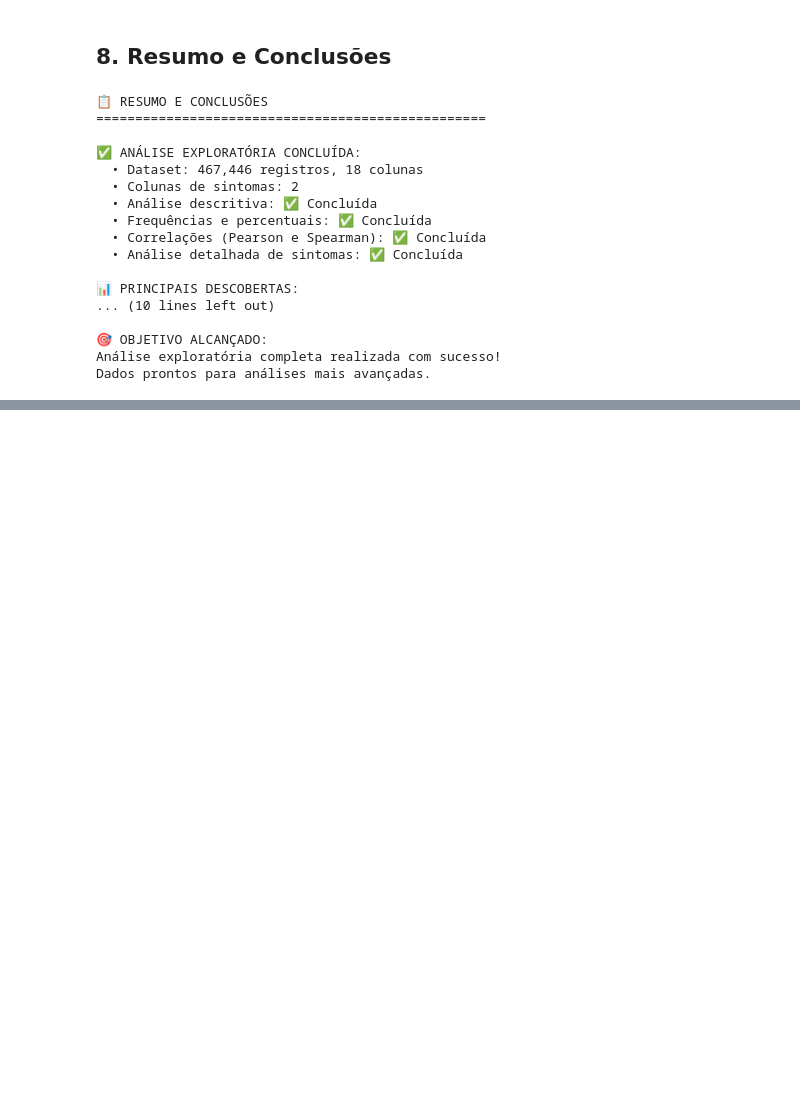
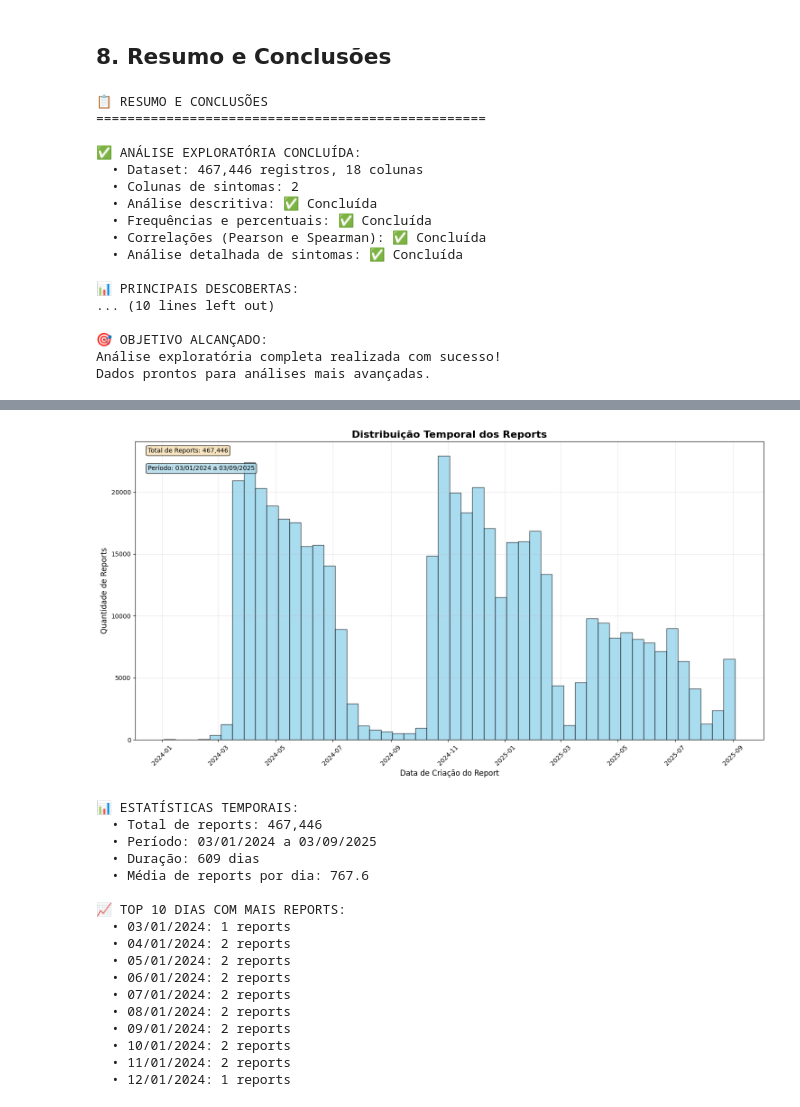
Before and after one commit to daniellybx/projeto_proepi_gds_datascience, a Jupyter notebook: notebooks/01_exploratory_data_analysis.ipynb, the cells around one changed output, grey strips where cells are left out. Saved outputs shown, nothing was run; the diff lists cells and outputs as text; code cells hidden in the pictures; blank space fills up the shorter version.

Commit message:
Update exploratory data analysis notebook

```diff
--- a/notebooks/01_exploratory_data_analysis.ipynb
+++ b/notebooks/01_exploratory_data_analysis.ipynb
@@ -570,0 +575,75 @@ Dados prontos para análises mais avançadas.
+# %%
+# Análise temporal dos reports
+if not df_symptoms.empty and 'report_created_at' in df_symptoms.columns:
+    # Converter para datetime
+    df_symptoms['report_created_at'] = pd.to_datetime(df_symptoms['report_created_at'], errors='coerce')
+
+    # Remover valores nulos
+    df_temporal = df_symptoms.dropna(subset=['report_created_at'])
+
+    if not df_temporal.empty:
+        # Criar histograma por data
+        plt.figure(figsize=(15, 8))
+
+        # Contar reports por data
+        reports_por_data = df_temporal['report_created_at'].dt.date.value_counts().sort_index()
+
+        # Criar histograma
+        plt.hist(df_temporal['report_created_at'], bins=50, alpha=0.7, color='skyblue', edgecolor='black')
+        plt.title('Distribuição Temporal dos Reports', fontsize=16, fontweight='bold')
+        plt.xlabel('Data de Criação do Report', fontsize=12)
+        plt.ylabel('Quantidade de Reports', fontsize=12)
+        plt.xticks(rotation=45)
+        plt.grid(True, alpha=0.3)
+
+        # Adicionar estatísticas
+        total_reports = len(df_temporal)
+        data_inicio = df_temporal['report_created_at'].min()
+        data_fim = df_temporal['report_created_at'].max()
+
+        plt.text(0.02, 0.98, f'Total de Reports: {total_reports:,}',
+                transform=plt.gca().transAxes, fontsize=10,
+                verticalalignment='top', bbox=dict(boxstyle='round', facecolor='wheat', alpha=0.8))
+        plt.text(0.02, 0.92, f'Período: {data_inicio.strftime("%d/%m/%Y")} a {data_fim.strftime("%d/%m/%Y")}',
+                transform=plt.gca().transAxes, fontsize=10,
+                verticalalignment='top', bbox=dict(boxstyle='round', facecolor='lightblue', alpha=0.8))
+
+        plt.tight_layout()
+        plt.show()
+
+        # Estatísticas temporais
+        print("📊 ESTATÍSTICAS TEMPORAIS:")
+        print(f"  • Total de reports: {total_reports:,}")
+        print(f"  • Período: {data_inicio.strftime('%d/%m/%Y')} a {data_fim.strftime('%d/%m/%Y')}")
+        print(f"  • Duração: {(data_fim - data_inicio).days} dias")
+        print(f"  • Média de reports por dia: {total_reports / (data_fim - data_inicio).days:.1f}")
+
+        # Top 10 dias com mais reports
+        print(f"\n📈 TOP 10 DIAS COM MAIS REPORTS:")
+        top_dias = reports_por_data.head(10)
+        for data, qtd in top_dias.items():
+            print(f"  • {data.strftime('%d/%m/%Y')}: {qtd:,} reports")
+
+    else:
+        print("❌ Nenhum dado temporal válido encontrado.")
+else:
+    print("❌ Coluna 'report_created_at' não encontrada nos dados.")
+# %% [output]
+[figure, added]
+📊 ESTATÍSTICAS TEMPORAIS:
+  • Total de reports: 467,446
+  • Período: 03/01/2024 a 03/09/2025
+  • Duração: 609 dias
+  • Média de reports por dia: 767.6
+
+📈 TOP 10 DIAS COM MAIS REPORTS:
+  • 03/01/2024: 1 reports
+  • 04/01/2024: 2 reports
+  • 05/01/2024: 2 reports
+  • 06/01/2024: 2 reports
+  • 07/01/2024: 2 reports
+  • 08/01/2024: 2 reports
+  • 09/01/2024: 2 reports
+  • 10/01/2024: 2 reports
+  • 11/01/2024: 2 reports
+  • 12/01/2024: 1 reports
```
Also changed, not shown: parts of 1 cell of this notebook.
